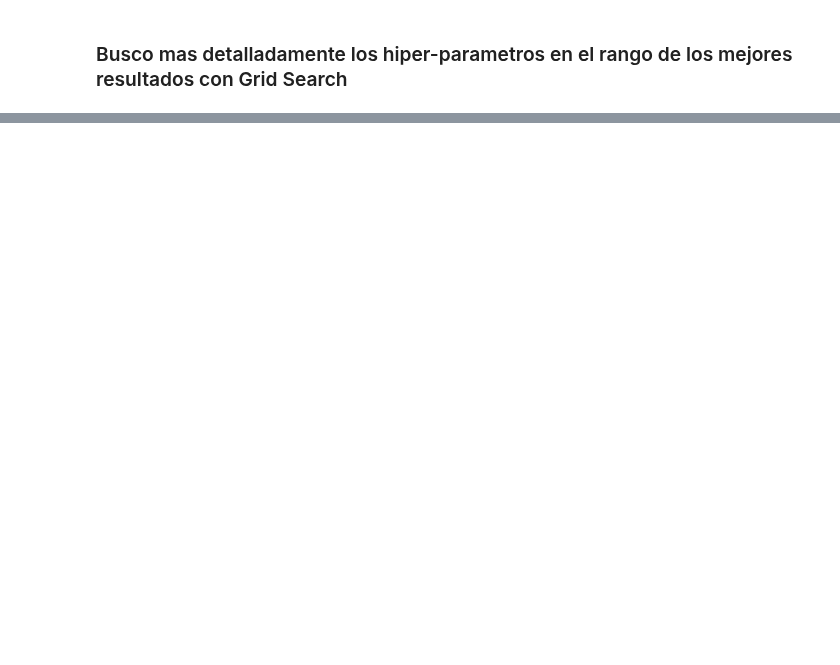
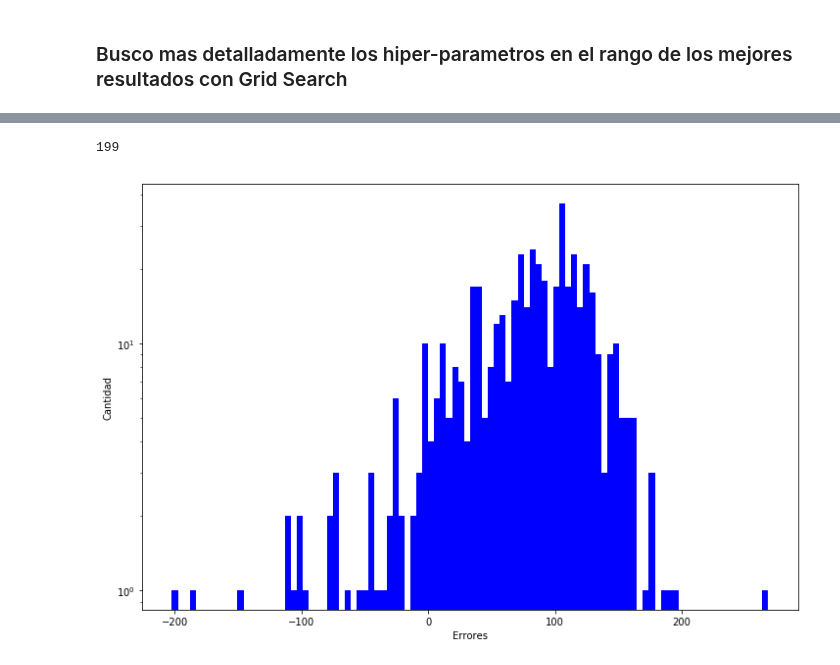
Before and after one commit to AlejandroDaneri/Machine-Learning-Properati, a Jupyter notebook: Perceptron.ipynb, the cells around one changed output, grey strips where cells are left out. Saved outputs shown, nothing was run; the diff lists cells and outputs as text; code cells hidden in the pictures; blank space fills up the shorter version.

```diff
--- a/Perceptron.ipynb
+++ b/Perceptron.ipynb
@@ -26,7 +26,7 @@ properati.dropna(inplace=True)
 # %% [markdown]
 ## Preparo las columnas a usar
 # %%
-cant_buckets = 15
+cant_buckets = 500
 
 #buckets
 cantidad,rango = np.histogram(properati['price_usd_per_m2'], bins=cant_buckets)
@@ -113,10 +115,12 @@ pen =['l2','elasticnet']
 param_grid = {"alpha": alpha, "penalty": pen}
 
 custom_cv = ShuffleSplit(n_splits=5, test_size=0.2)
+X_train, X_test, y_train, y_test = train_test_split(
+    X, y, test_size=0.2)
 
 grid_search = GridSearchCV(perceptron,param_grid=param_grid,cv=custom_cv)
 start = time()
-grid_search.fit(X, y)
+grid_search.fit(X_train, y_train)
 
 print("GridSearchCV took %.2f seconds for %d candidate parameter settings."
     % (time() - start, len(grid_search.cv_results_['params'])))
@@ -142 +146,4 @@ Parameters: {'penalty': 'elasticnet', 'alpha': 0.24000000000000005}
 [interactive output not drawn]
+# %%
+mejor_rf = grid_search.best_estimator_
+print mejor_rf
@@ -142,0 +154,4 @@ Parameters: {'penalty': 'elasticnet', 'alpha': 0.24000000000000005}
+# %%
+errores = mejor_rf.predict(X_test)-y_test
+print ("Error maximo:{0}\nError minimo:{1}".format( max(abs(errores)),min(abs(errores))))
+print(errores)
@@ -142,0 +176,22 @@ Parameters: {'penalty': 'elasticnet', 'alpha': 0.24000000000000005}
+# %%
+count_max=0
+max_error=100
+lista=[]
+for error in errores:
+    if abs(error)>max_error:
+        count_max+=1
+        lista.append(abs(error))
+count_max
+# %% [output]
+199
+# %%
+# the histogram of the data
+plt.figure(figsize=(12,8))
+plt.hist(errores, 100, facecolor='blue')
+plt.xlabel('Errores')
+plt.ylabel('Cantidad')
+#plt.xlim(-1000, 1000) #para variar el "zoom a 0"
+plt.yscale('log')
+plt.show()
+# %% [output]
+[figure, added]
```
Also changed, not shown: parts of 5 cells of this notebook.
